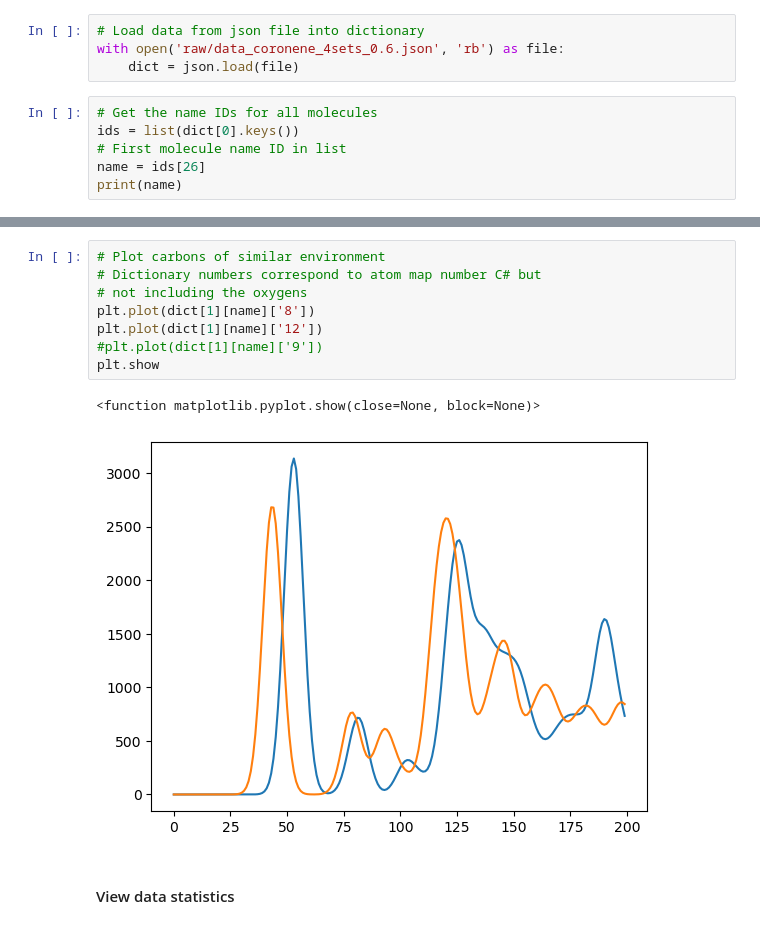
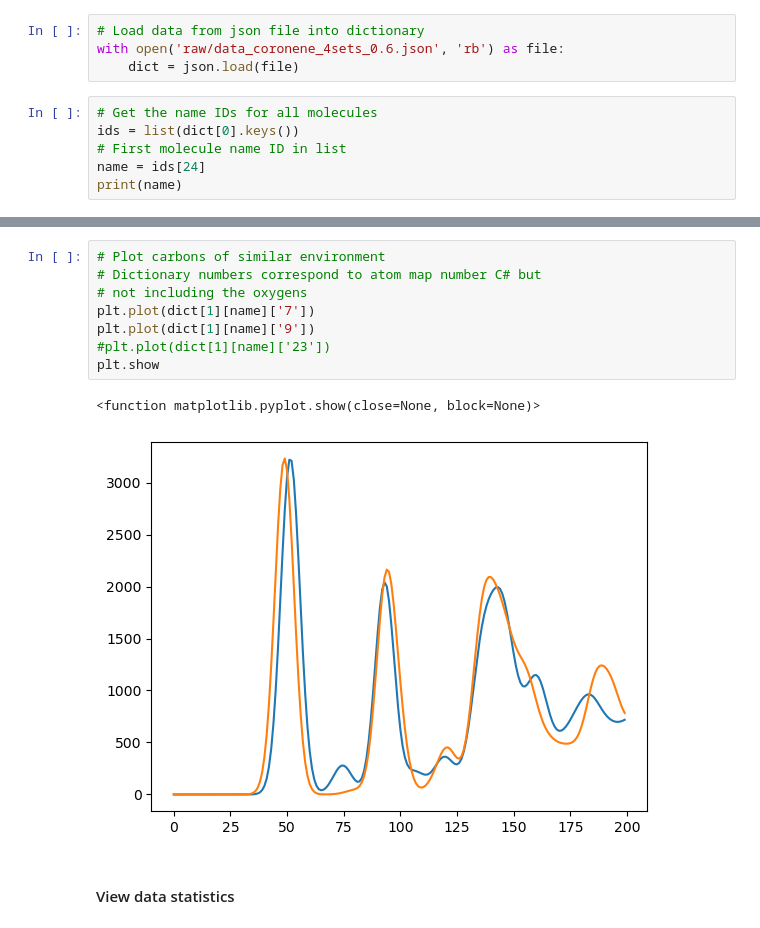
Before and after one commit to sam-j-hall/GO_molecule_GNN, a Jupyter notebook: view_data.ipynb, the cells around one changed output, grey strips where cells are left out. Drawn from its saved outputs; the diff is of its cells as text.

```diff
--- a/view_data.ipynb
+++ b/view_data.ipynb
@@ -32,6 +32,6 @@ with open('raw/data_coronene_4sets_0.6.json', 'rb') as file:
 # Get the name IDs for all molecules
 ids = list(dict[0].keys())
 # First molecule name ID in list
-name = ids[26]
+name = ids[24]
 print(name)
 # %% [output]
@@ -66,14 +66,14 @@ mol
 # %%
 # Plot carbons of similar environment
 # Dictionary numbers correspond to atom map number C# but
 # not including the oxygens
-plt.plot(dict[1][name]['8'])
-plt.plot(dict[1][name]['12'])
-#plt.plot(dict[1][name]['9'])
+plt.plot(dict[1][name]['7'])
+plt.plot(dict[1][name]['9'])
+#plt.plot(dict[1][name]['23'])
 plt.show
 # %% [output]
 <function matplotlib.pyplot.show(close=None, block=None)>
-[figure, old version]
+[figure, new version]
 # %% [markdown]
 #### View data statistics
 # %%
```
Also changed, not shown: parts of 13 cells of this notebook, 7 other files.
